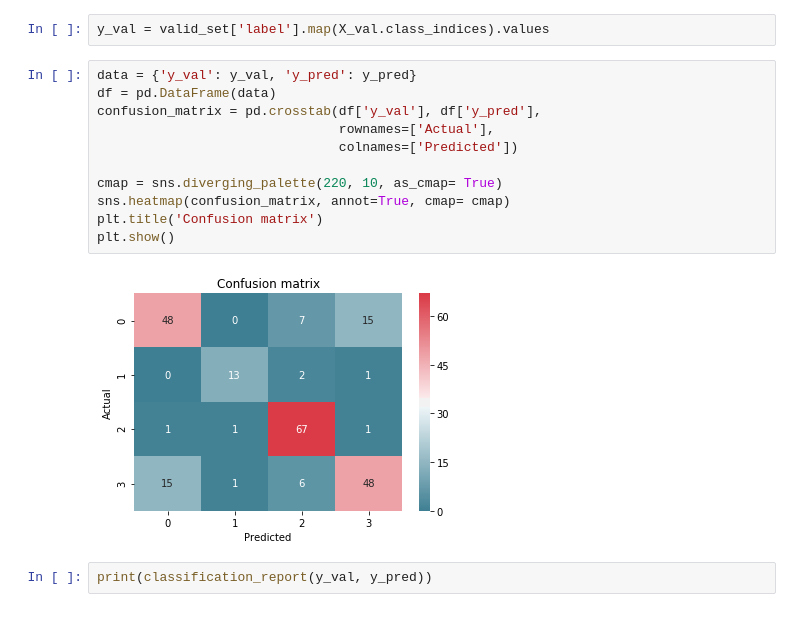
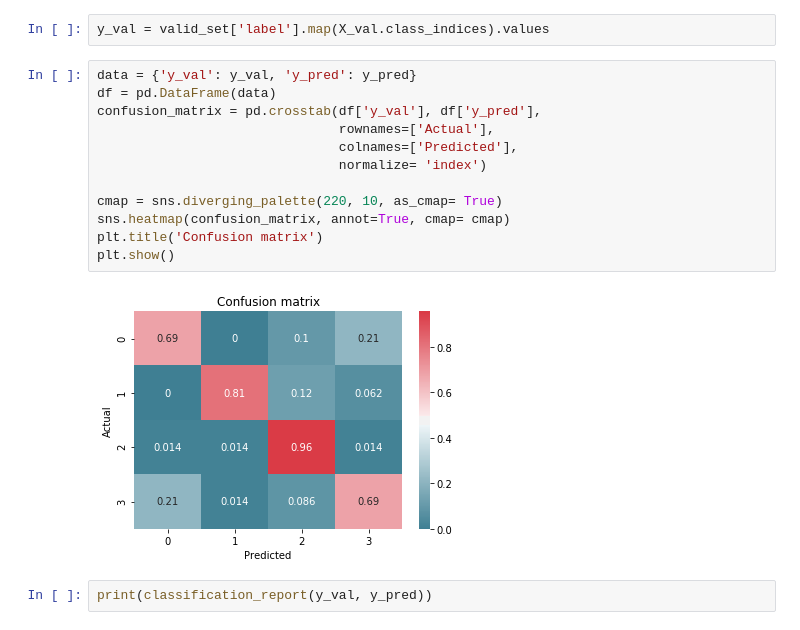
Before and after one commit to bt2513/covid_sp20, a Jupyter notebook: 3. Improving our model.ipynb, the cells around one changed output. Cells and saved outputs as stored; diff of their text form.

```diff
--- a/3. Improving our model.ipynb
+++ b/3. Improving our model.ipynb
@@ -237,16 +238,17 @@ y_val = valid_set['label'].map(X_val.class_indices).values
 # %%
 data = {'y_val': y_val, 'y_pred': y_pred}
 df = pd.DataFrame(data)
 confusion_matrix = pd.crosstab(df['y_val'], df['y_pred'],
                                rownames=['Actual'],
-                               colnames=['Predicted'])
+                               colnames=['Predicted'],
+                               normalize= 'index')
 
 cmap = sns.diverging_palette(220, 10, as_cmap= True)
 sns.heatmap(confusion_matrix, annot=True, cmap= cmap)
 plt.title('Confusion matrix')
 plt.show()
 # %% [output]
-[figure, old version]
+[figure, new version]
 # %%
 print(classification_report(y_val, y_pred))
 # %% [output]
```
Also changed, not shown: parts of 14 cells of this notebook.
